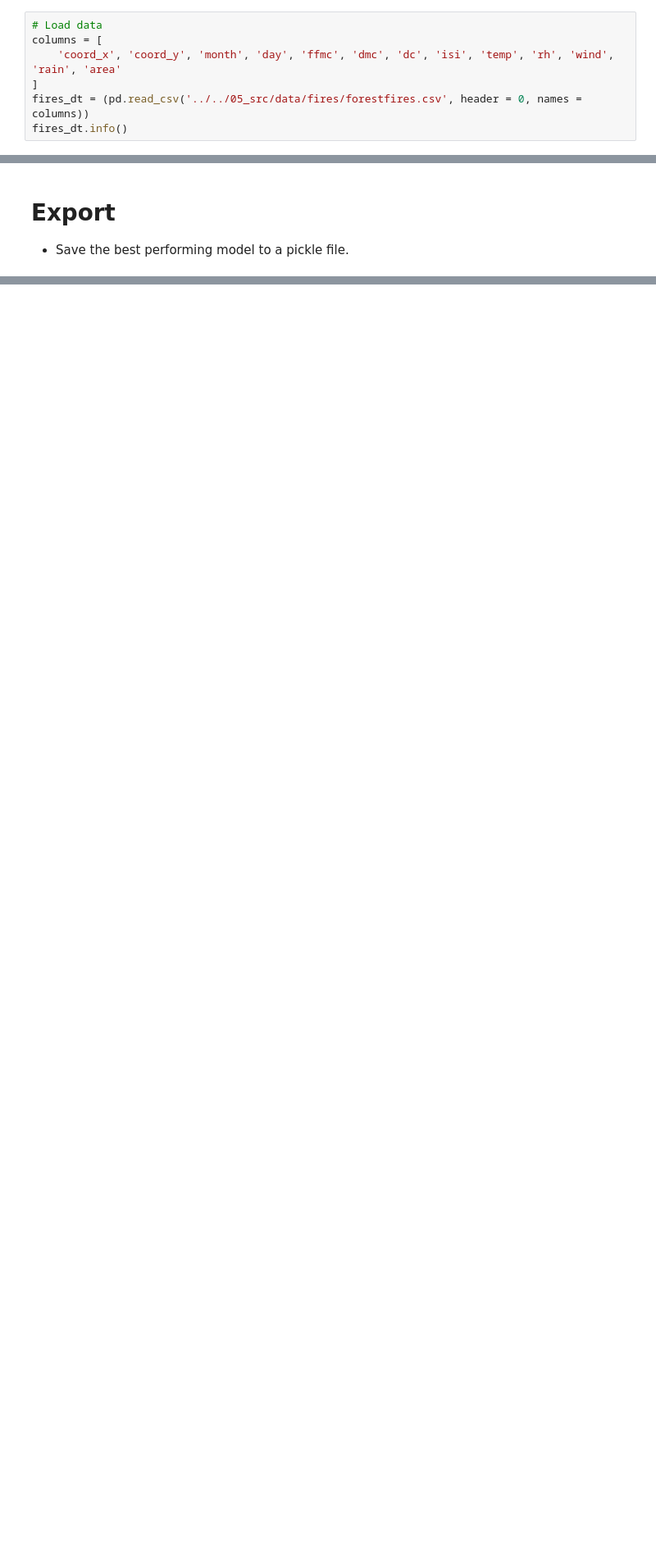
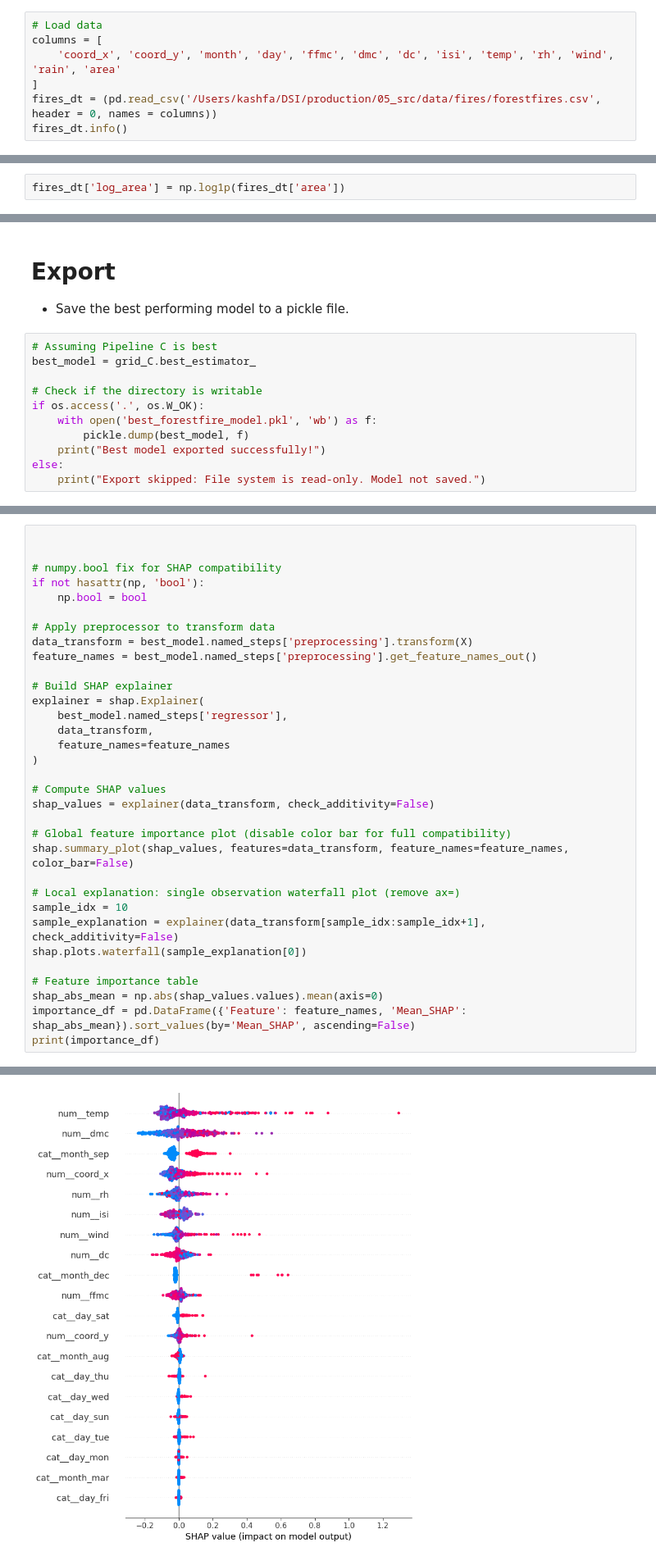
Before and after one commit to UofT-DSI/production, a Jupyter notebook: 02_activities/assignments/assignment_2.ipynb, the cells around one changed output, grey strips where cells are left out. Shown at 82% size. Cells and saved outputs as stored; diff of their text form; blank space fills up the shorter version.

```diff
--- a/02_activities/assignments/assignment_2.ipynb
+++ b/02_activities/assignments/assignment_2.ipynb
@@ -72,5 +88,5 @@ Place the files in the ../../05_src/data/fires/ directory and load the appropria
 columns = [
     'coord_x', 'coord_y', 'month', 'day', 'ffmc', 'dmc', 'dc', 'isi', 'temp', 'rh', 'wind', 'rain', 'area'
 ]
-fires_dt = (pd.read_csv('../../05_src/data/fires/forestfires.csv', header = 0, names = columns))
+fires_dt = (pd.read_csv('/Users/kashfa/DSI/production/05_src/data/fires/forestfires.csv', header = 0, names = columns))
 fires_dt.info()
@@ -78,3 +115,5 @@ fires_dt.info()
 # Get X and Y
 
 Create the features data frame and target data.
+# %%
+fires_dt['log_area'] = np.log1p(fires_dt['area'])
@@ -149,3 +543,14 @@ Create a [model pipeline](https://scikit-learn.org/stable/modules/generated/skle
 # Export
 
 + Save the best performing model to a pickle file.
+# %%
+# Assuming Pipeline C is best
+best_model = grid_C.best_estimator_
+
+# Check if the directory is writable
+if os.access('.', os.W_OK):
+    with open('best_forestfire_model.pkl', 'wb') as f:
+        pickle.dump(best_model, f)
+    print("Best model exported successfully!")
+else:
+    print("Export skipped: File system is read-only. Model not saved.")
@@ -159,3 +574,37 @@ Create a [model pipeline](https://scikit-learn.org/stable/modules/generated/skle
     - In general, across the complete training set, which features are the most and least important.
 
 + If you were to remove features from the model, which ones would you remove? Why? How would you test that these features are actually enhancing model performance?
+# %%
+
+
+# numpy.bool fix for SHAP compatibility
+if not hasattr(np, 'bool'):
+    np.bool = bool
+
+# Apply preprocessor to transform data
+data_transform = best_model.named_steps['preprocessing'].transform(X)
+feature_names = best_model.named_steps['preprocessing'].get_feature_names_out()
+
+# Build SHAP explainer
+explainer = shap.Explainer(
+    best_model.named_steps['regressor'],
+    data_transform,
+    feature_names=feature_names
+)
+
+# Compute SHAP values
+shap_values = explainer(data_transform, check_additivity=False)
+
+# Global feature importance plot (disable color bar for full compatibility)
+shap.summary_plot(shap_values, features=data_transform, feature_names=feature_names, color_bar=False)
+
+# Local explanation: single observation waterfall plot (remove ax=)
+sample_idx = 10
+sample_explanation = explainer(data_transform[sample_idx:sample_idx+1], check_additivity=False)
+shap.plots.waterfall(sample_explanation[0])
+
+# Feature importance table
+shap_abs_mean = np.abs(shap_values.values).mean(axis=0)
+importance_df = pd.DataFrame({'Feature': feature_names, 'Mean_SHAP': shap_abs_mean}).sort_values(by='Mean_SHAP', ascending=False)
+print(importance_df)
+# %% [output]
@@ -161,0 +612 @@ Create a [model pipeline](https://scikit-learn.org/stable/modules/generated/skle
+[figure, added]
```
Also changed, not shown: parts of 29 cells of this notebook.
